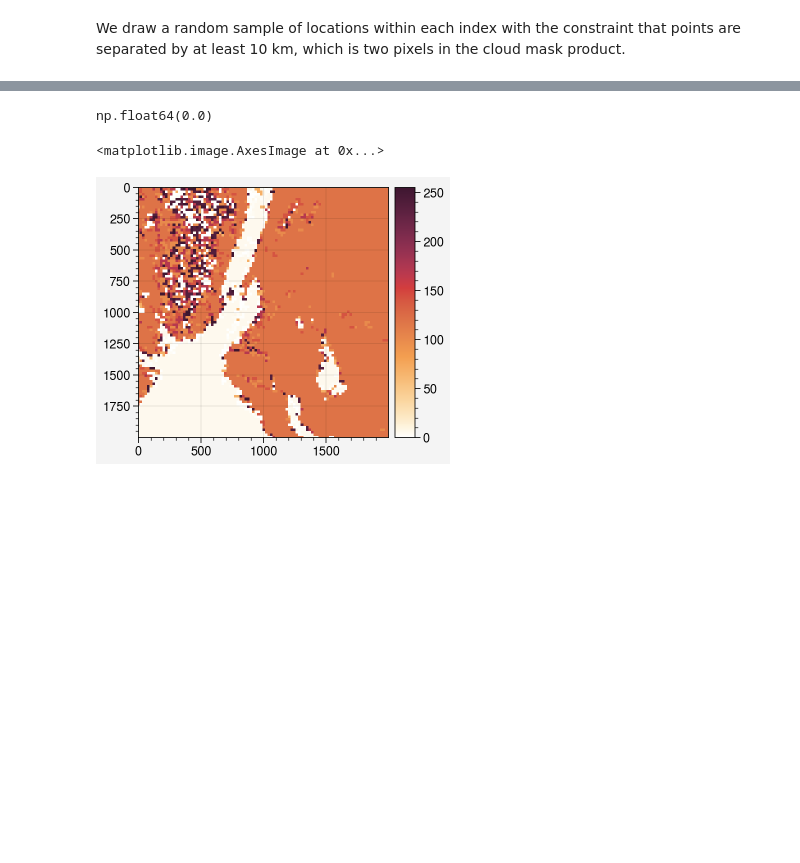
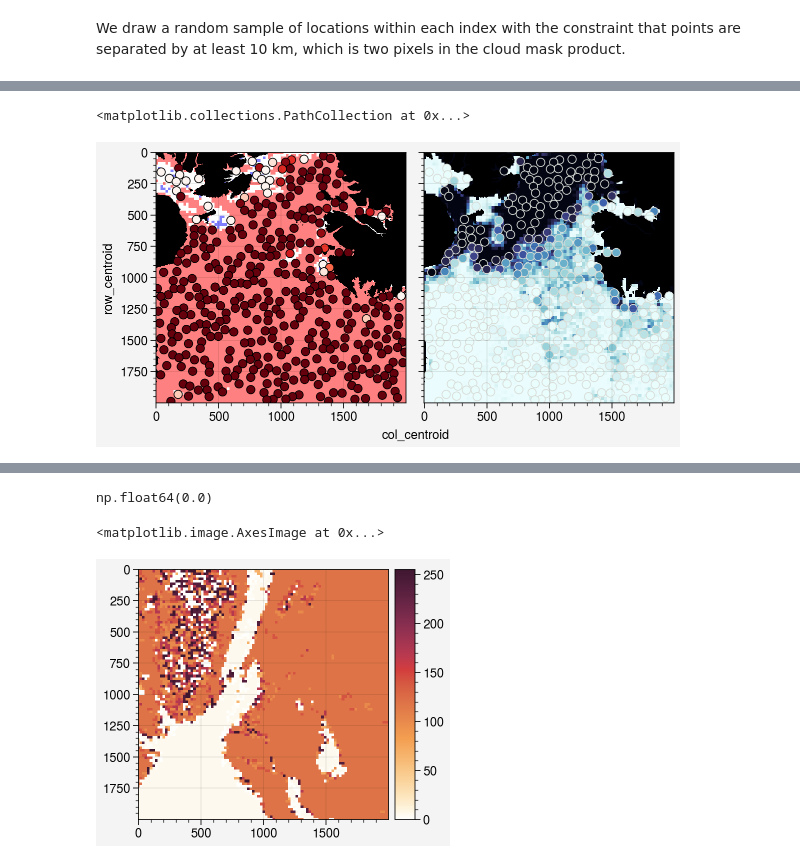
Before and after one commit to danielmwatkins/ice-floe-validation-dataset, a Jupyter notebook: notebooks/sub_scene_sampling.ipynb, the cells around one changed output, grey strips where cells are left out. Cells and saved outputs as stored; diff of their text form; code cells hidden in the pictures; blank space fills up the shorter version.

```diff
--- a/notebooks/sub_scene_sampling.ipynb
+++ b/notebooks/sub_scene_sampling.ipynb
@@ -151,6 +161,6 @@ ax.scatter(sample_points[0,:], sample_points[1, :], color='k', marker='.')
 # %%
 Z = np.zeros((2000, 2000))
 for idx in range(0, len(sample_points.T)):
-    Z[points[0, idx], points[1, idx]] = 1
+    Z[sample_points[0, idx], sample_points[1, idx]] = 1
 sample_patches = skim.dilation(Z, skim.footprint_rectangle((16,16)))
 sample_patches = skimage.morphology.label(sample_patches)
@@ -160,0 +186,6 @@ np.int64(240)
+# %%
+df_all = df.merge(
+    df_cloud_free_fraction, left_on='label', right_on='label').merge(
+        df_cloudy_fraction, left_on='label', right_on='label').merge(
+            df_sic, left_on='label', right_on='label').merge(
+            df_land, left_on='label', right_on='label')
@@ -160,0 +201,13 @@ np.int64(240)
+# %%
+df_all.rename({
+    'bbox-0': 'min_row',
+    'bbox-1': 'min_col',
+    'bbox-2': 'max_row',
+    'bbox-3': 'max_col',
+    'centroid-0': 'row_centroid',
+    'centroid-1': 'col_centroid',
+    'intensity_mean-0': 'band_7_mean_reflectance',
+    'intensity_mean-1': 'band_2_mean_reflectance',
+    'intensity_mean-2': 'band_1_mean_reflectance',
+}, inplace=True, axis=1
+)
@@ -160,0 +230,22 @@ np.int64(240)
+# %%
+fig, axs = uplt.subplots(ncols=2)
+idx = df_all.land_fraction == 0
+ax = axs[0]
+ax.imshow(np.ma.masked_array(cloud_free.astype(int), ~cloud_free), color='b', alpha=0.5)
+ax.imshow(np.ma.masked_array(cloud_covered.astype(int), ~cloud_covered), color='r', alpha=0.5)
+ax.imshow(np.ma.masked_array(land_img, land_img==0), color='k', alpha=1)
+ax.scatter(df_all.col_centroid[idx],
+           df_all.row_centroid[idx],
+           c=df_all['cloudy_pixel_fraction'][idx],
+           cmap='reds', edgecolor='k', marker='o', vmin=0, vmax=1)
+
+ax = axs[1]
+ax.imshow(sic_img, cmap='ice', vmin=0, vmax=255)
+ax.imshow(np.ma.masked_array(land_img, land_img==0), color='k', alpha=1)
+ax.scatter(df_all.col_centroid[idx],
+           df_all.row_centroid[idx],
+           c=df_all['asi_sea_ice_concentration'][idx],
+           cmap='ice', edgecolor='light gray', marker='o', vmin=0, vmax=1)
+# %% [output]
+<matplotlib.collections.PathCollection at 0x...>
+[figure, added]
```
Also changed, not shown: parts of 19 cells of this notebook.
